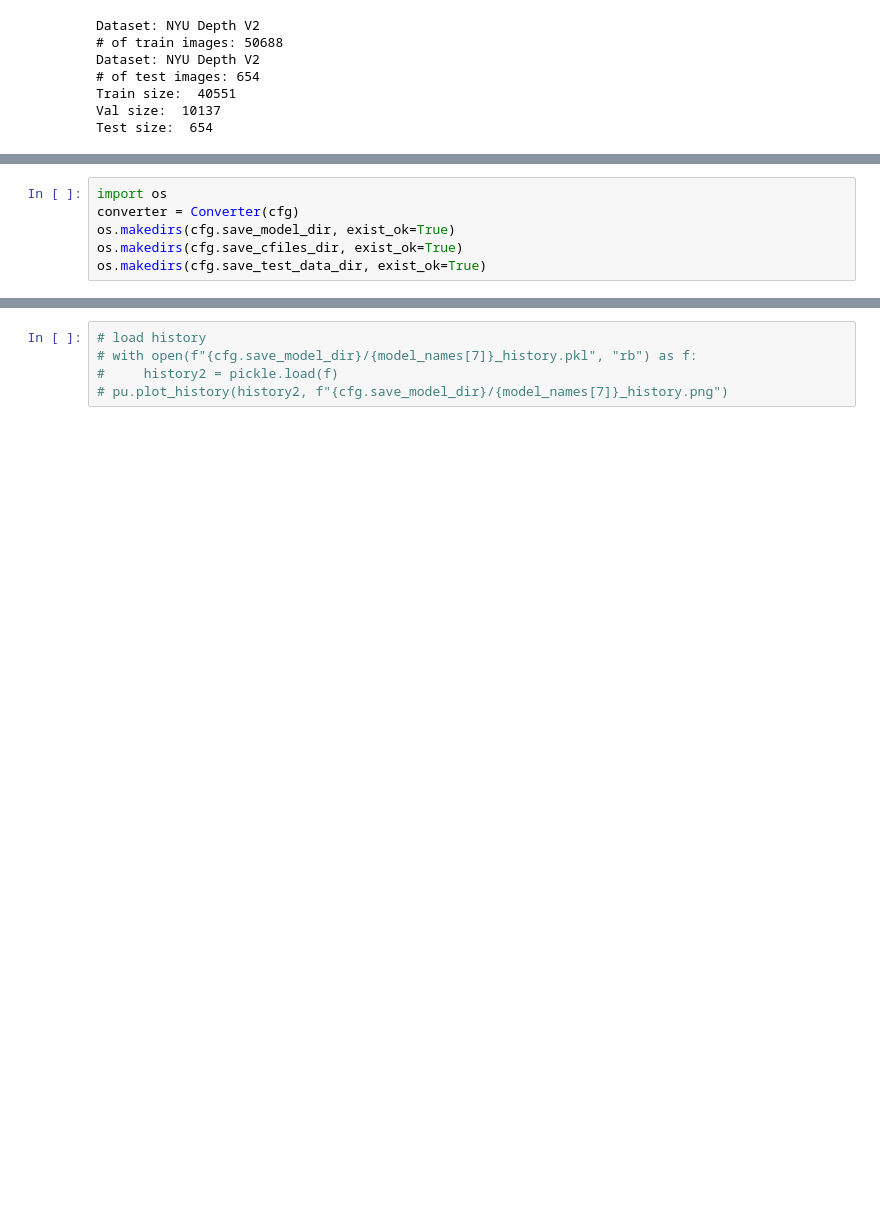
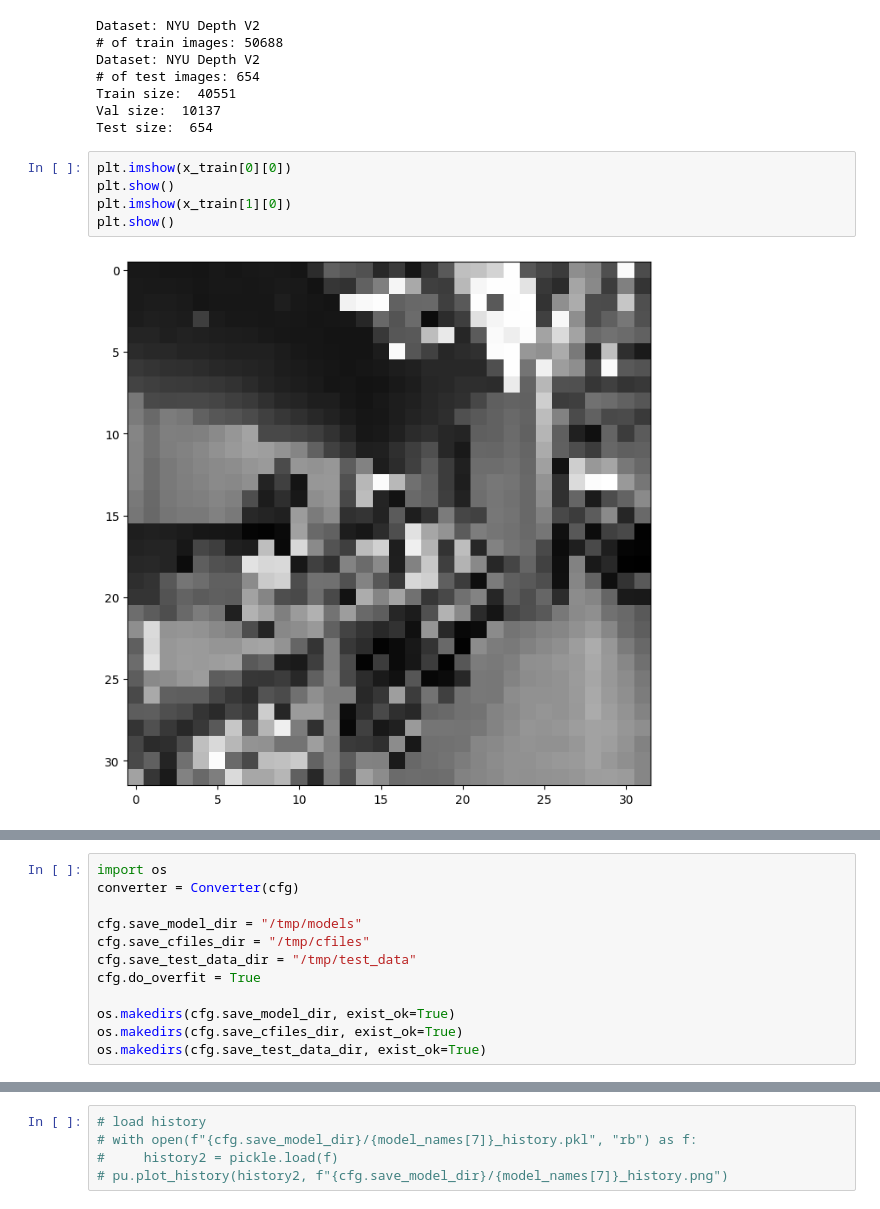
Before and after one commit to kirilllzaitsev/depth_estimation_on_mcu, a Jupyter notebook: full_pipeline.ipynb, the cells around one changed output, grey strips where cells are left out. Saved outputs shown, nothing was run; the diff lists cells and outputs as text; blank space fills up the shorter version.

```diff
--- a/full_pipeline.ipynb
+++ b/full_pipeline.ipynb
@@ -53,3 +53,10 @@ Dataset: NYU Depth V2
 Train size:  40551
 Val size:  10137
 Test size:  654
+# %%
+plt.imshow(x_train[0][0])
+plt.show()
+plt.imshow(x_train[1][0])
+plt.show()
+# %% [output]
+[figure, added]
@@ -56,6 +64,12 @@ Test size:  654
 # %%
 import os
 converter = Converter(cfg)
+
+cfg.save_model_dir = "/tmp/models"
+cfg.save_cfiles_dir = "/tmp/cfiles"
+cfg.save_test_data_dir = "/tmp/test_data"
+cfg.do_overfit = True
+
 os.makedirs(cfg.save_model_dir, exist_ok=True)
 os.makedirs(cfg.save_cfiles_dir, exist_ok=True)
 os.makedirs(cfg.save_test_data_dir, exist_ok=True)
```
Also changed, not shown: parts of 13 cells of this notebook, 59 other files.
